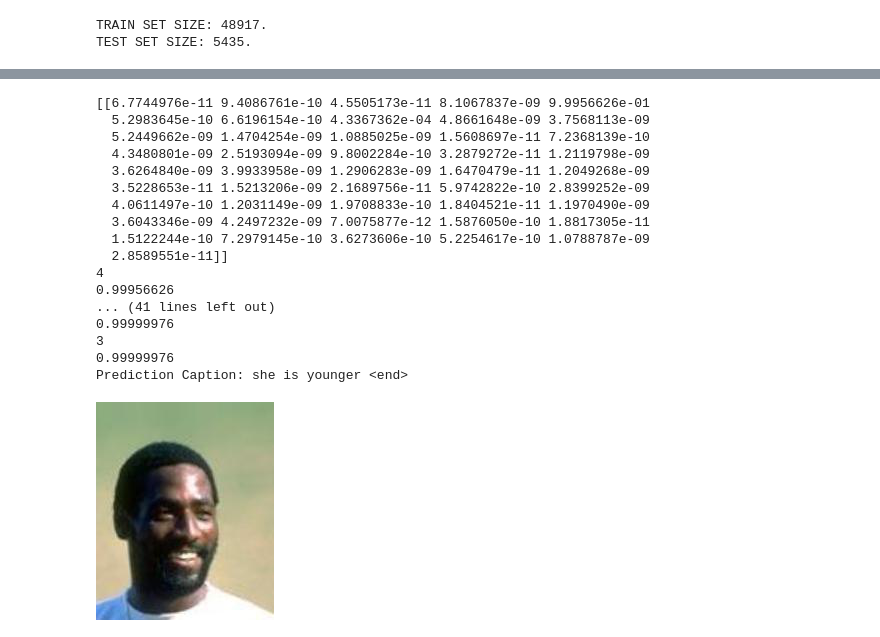
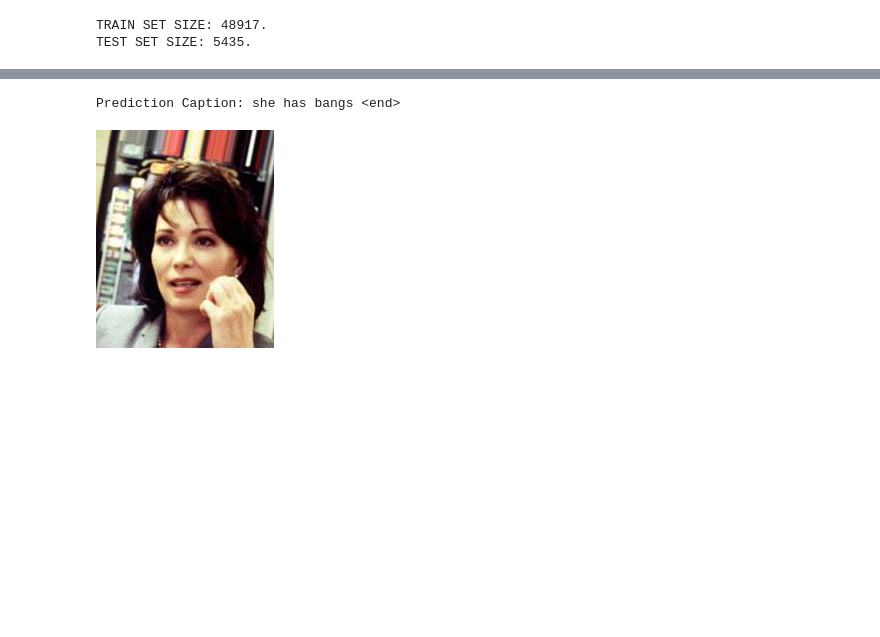
Before and after one commit to Idewan/AgentSpeaksHuman, a Jupyter notebook: models/Captioning.ipynb, the cells around one changed output, grey strips where cells are left out. Drawn from its saved outputs; the diff is of its cells as text; code cells hidden in the pictures; blank space fills up the shorter version.

```diff
--- a/models/Captioning.ipynb
+++ b/models/Captioning.ipynb
@@ -84,5 +84,4 @@ Image.open(f"../dataset/prep_data/{train_image_name[3]}")
 # %%
-
 encode_train = sorted(set(img_name_vector))
 image_dataset = tf.data.Dataset.from_tensor_slices(encode_train)
 image_dataset = image_dataset.map(
@@ -90,11 +89,9 @@ image_dataset = image_dataset.map(
 
 for img, path in tqdm(image_dataset):
     batch_features = image_features_extract_model(img)
-    print(batch_features.shape[0])
-    print(batch_features.shape[3])
     batch_features = tf.reshape(batch_features,
                                 (batch_features.shape[0], -1, batch_features.shape[3]))
 
-    # for bf, p in zip(batch_features, path):
-    #     path_of_feature = p.numpy().decode("utf-8")
-    #     np.save(path_of_feature, bf.numpy())
+    for bf, p in zip(batch_features, path):
+        path_of_feature = p.numpy().decode("utf-8")
+        np.save(path_of_feature, bf.numpy())
@@ -191,7 +178,7 @@ len(img_name_train), len(cap_train), len(img_name_val), len(cap_val)
 
 BATCH_SIZE = 64
 BUFFER_SIZE = 1000
-embedding_dim = 256
+embedding_dim = 512
 units = 512
 vocab_size = top_v + 1
 num_steps = len(img_name_train) // BATCH_SIZE
@@ -202,7 +189,7 @@ attention_features_shape = 64
 # %%
 # Load the numpy files
 def map_func(img_name, cap):
-  img_tensor = np.load(img_name.decode('utf-8')[:-4]+'.npy')
+  img_tensor = np.load(img_name.decode('utf-8')[:-4]+'.jpg.npy')
   return img_tensor, cap
 # %%
 dataset = tf.data.Dataset.from_tensor_slices((img_name_train, cap_train))
@@ -310,26 +287,26 @@ print(tokenizer.word_index)
 # %%
-EPOCHS = 1
+EPOCHS = 20
 
-for epoch in range(start_epoch, EPOCHS):
+for epoch in range(0, EPOCHS):
     start = time.time()
     total_loss = 0
 
     for (batch, (img_tensor, target)) in enumerate(dataset):
         features = encoder(img_tensor)
-        print(features)
+
         batch_loss, t_loss = train_step(img_tensor, target)
         total_loss += t_loss
-        break
-    #     if batch % 100 == 0:
-    #         print ('Epoch {} Batch {} Loss {:.4f}'.format(
-    #           epoch + 1, batch, batch_loss.numpy() / int(target.shape[1])))
-    # # storing the epoch end loss value to plot later
-    # loss_plot.append(total_loss / num_steps)
 
-    # if epoch % 5 == 0:
-    #   ckpt_manager.save()
+        if batch % 100 == 0:
+            print ('Epoch {} Batch {} Loss {:.4f}'.format(
+              epoch + 1, batch, batch_loss.numpy() / int(target.shape[1])))
+    # storing the epoch end loss value to plot later
+    loss_plot.append(total_loss / num_steps)
 
-    # print ('Epoch {} Loss {:.6f}'.format(epoch + 1,
-    #                                      total_loss/num_steps))
-    # print ('Time taken for 1 epoch {} sec\n'.format(time.time() - start))
+    if epoch % 5 == 0:
+      ckpt_manager.save()
+
+    print ('Epoch {} Loss {:.6f}'.format(epoch + 1,
+                                         total_loss/num_steps))
+    print ('Time taken for 1 epoch {} sec\n'.format(time.time() - start))
 # %% [output]
@@ -431,28 +392,12 @@ Prediction Caption: she is smiling <end>
 # %%
-result, attention_plot = evaluate(f"../dataset/prep_data/{train_image_name[51]}")
+result, attention_plot = evaluate(f"../dataset/prep_data/{train_image_name[900]}")
 print ('Prediction Caption:', ' '.join(result))
 # plot_attention(image_path, result, attention_plot)
 # opening the image
-Image.open(f"../dataset/prep_data/{train_image_name[51]}")
+Image.open(f"../dataset/prep_data/{train_image_name[900]}")
 # %% [output]
-[[6.7744976e-11 9.4086761e-10 4.5505173e-11 8.1067837e-09 9.9956626e-01
-  5.2983645e-10 6.6196154e-10 4.3367362e-04 4.8661648e-09 3.7568113e-09
-  5.2449662e-09 1.4704254e-09 1.0885025e-09 1.5608697e-11 7.2368139e-10
-  4.3480801e-09 2.5193094e-09 9.8002284e-10 3.2879272e-11 1.2119798e-09
-  3.6264840e-09 3.9933958e-09 1.2906283e-09 1.6470479e-11 1.2049268e-09
-  3.5228653e-11 1.5213206e-09 2.1689756e-11 5.9742822e-10 2.8399252e-09
-  4.0611497e-10 1.2031149e-09 1.9708833e-10 1.8404521e-11 1.1970490e-09
-  3.6043346e-09 4.2497232e-09 7.0075877e-12 1.5876050e-10 1.8817305e-11
-  1.5122244e-10 7.2979145e-10 3.6273606e-10 5.2254617e-10 1.0788787e-09
-  2.8589551e-11]]
-4
-0.99956626
-... (41 lines left out)
-0.99999976
-3
-0.99999976
-Prediction Caption: she is younger <end>
+Prediction Caption: she has bangs <end>
-[figure, old version]
+[figure, new version]
 # %%
 result, attention_plot = evaluate(f"../dataset/prep_data/{train_image_name[3]}")
 print ('Prediction Caption:', ' '.join(result))
```
Also changed, not shown: parts of 16 cells of this notebook, 11 other files.
